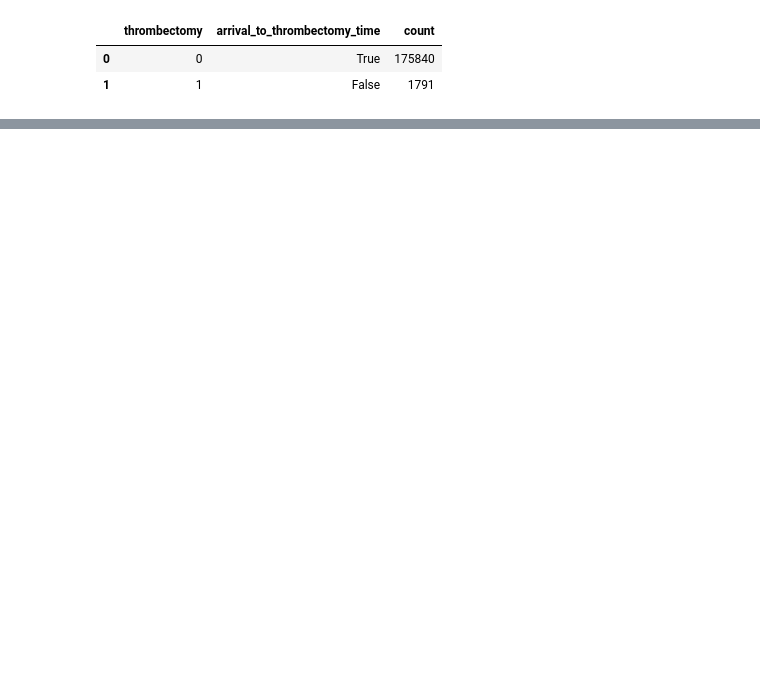
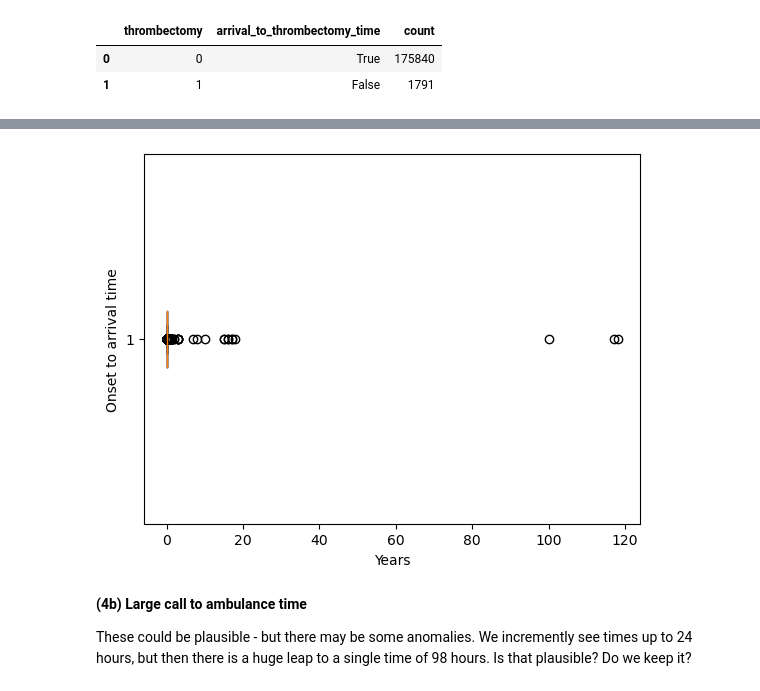
Before and after one commit to samuel-book/samuel_2_data_prep, a Jupyter notebook: descriptive_statistics/01_descriptive_analysis.ipynb, the cells around one changed output, grey strips where cells are left out. Drawn from its saved outputs; the diff is of its cells as text; code cells hidden in the pictures; blank space fills up the shorter version.

```diff
--- a/descriptive_statistics/01_descriptive_analysis.ipynb
+++ b/descriptive_statistics/01_descriptive_analysis.ipynb
@@ -406,0 +704,6 @@ thrombolysed['nihss_11_plus'] = np.where(thrombolysed['stroke_severity'] >= 11,
+# %%
+# Convert time from minutes to years
+onset_arrival_years = data['onset_to_arrival_time']/525600
+
+# Present counts, rounded to nearest year
+round(onset_arrival_years).value_counts().sort_index()
@@ -406,0 +726,11 @@ thrombolysed['nihss_11_plus'] = np.where(thrombolysed['stroke_severity'] >= 11,
+# %%
+plt.boxplot(onset_arrival_years, vert=0)
+plt.xlabel('Years')
+plt.ylabel('Onset to arrival time')
+plt.show()
+# %% [output]
+[figure, added]
+# %% [markdown]
+**(4b) Large call to ambulance time**
+
+These could be plausible - but there may be some anomalies. We incremently see times up to 24 hours, but then there is a huge leap to a single time of 98 hours. Is that plausible? Do we keep it?
```
Also changed, not shown: parts of 99 cells of this notebook.
